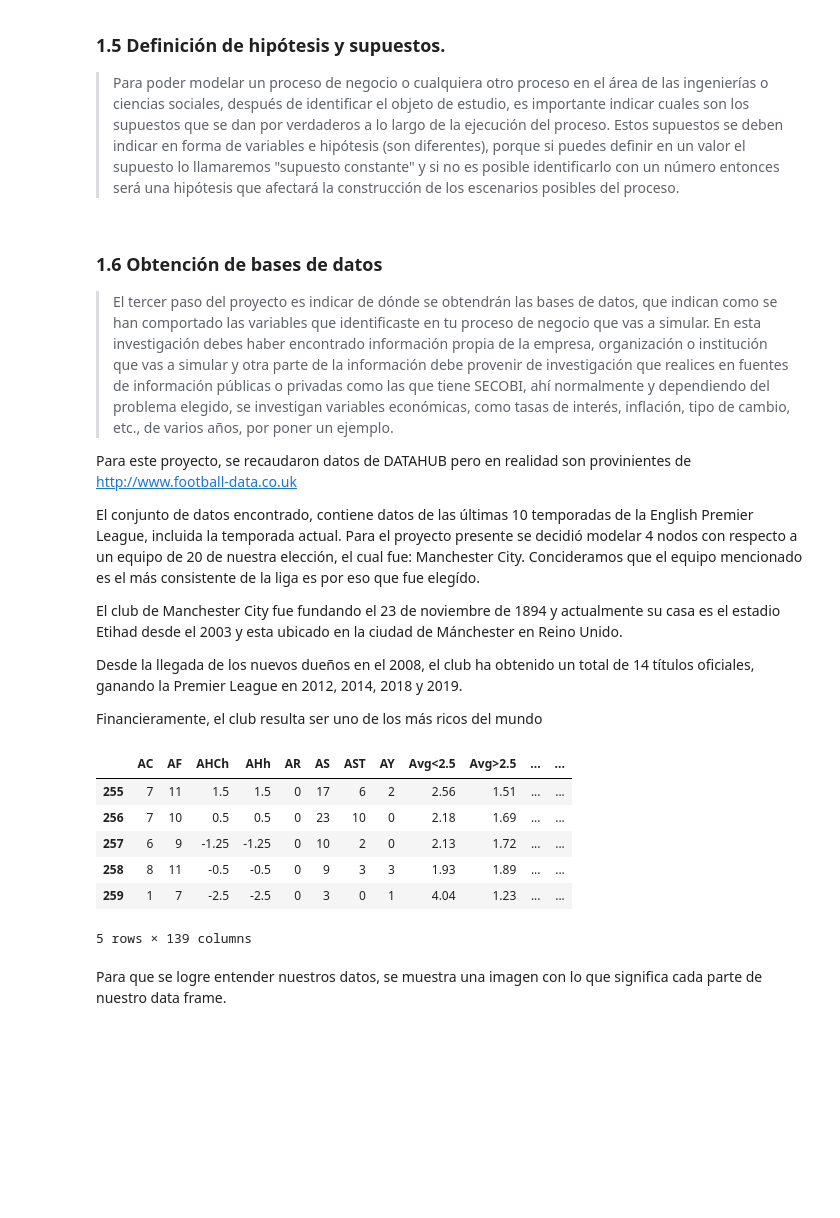
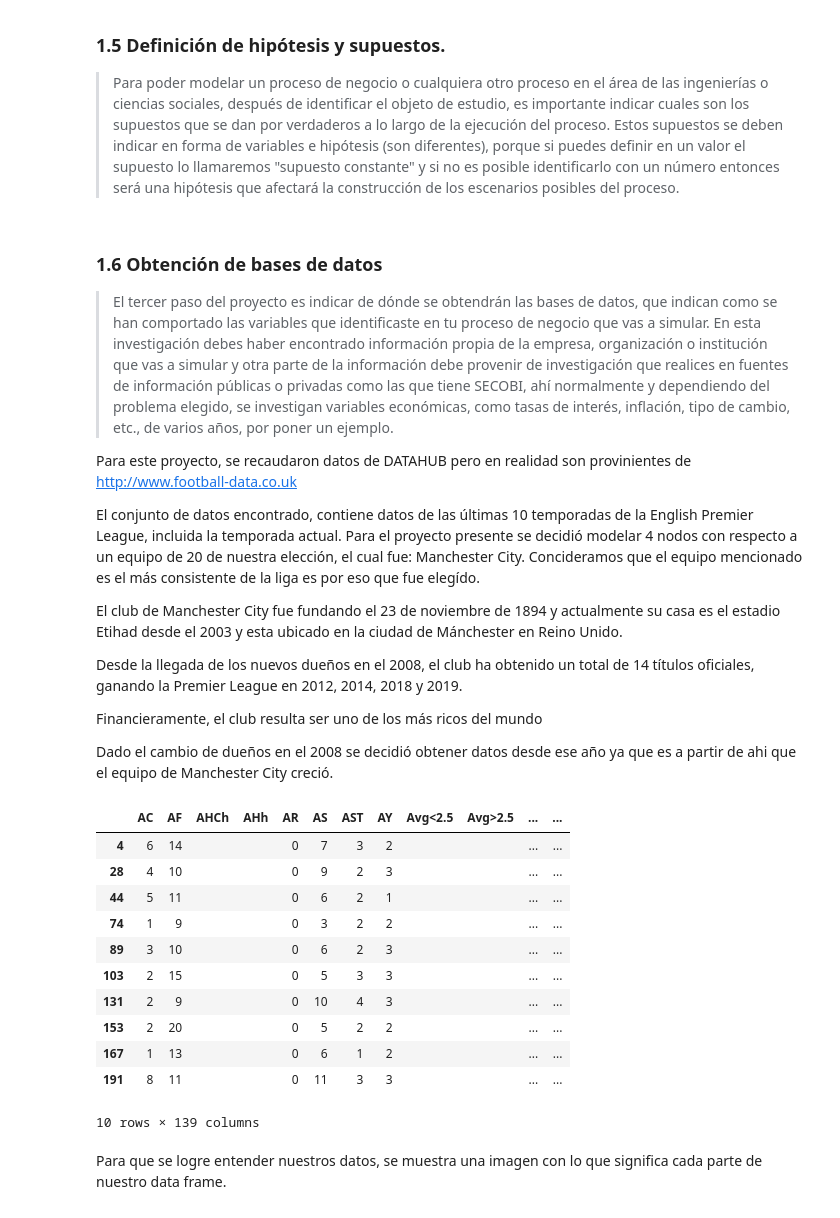
Before and after one commit to mariajosecanture/PROYECTO_SG_MJC, a Jupyter notebook: ProyectoModulo1_CantuM_GarciaS_GreenA.ipynb, the cells around one changed output. Drawn from its saved outputs; the diff is of its cells as text; code cells hidden in the pictures; blank space fills up the shorter version.

Commit message:
CAMBIOS

```diff
--- a/ProyectoModulo1_CantuM_GarciaS_GreenA.ipynb
+++ b/ProyectoModulo1_CantuM_GarciaS_GreenA.ipynb
@@ -77,6 +77,8 @@ El club de Manchester City fue fundando el 23 de noviembre de 1894 y actualmente
 Desde la llegada de los nuevos dueños en el 2008, el club ha obtenido un total de 14 títulos oficiales, ganando la Premier League en 2012, 2014, 2018 y 2019.
 
 Financieramente, el club resulta ser uno de los más ricos del mundo
+
+Dado el cambio de dueños en el 2008 se decidió obtener datos desde ese año ya que es a partir de ahi que el equipo de Manchester City creció.
 # %%
 import numpy as np
 from functools import reduce
@@ -86,7 +88,7 @@ import scipy.stats as st     # Librería estadística
 import pandas as pd
 from scipy import optimize
 # %%
-# Importaremos los datos de los últimos 4 años o de "x" cantidad de años que se necesiten
+# Importaremos los datos desde el 2008
 import pandas as pd
 
 data0809 = pd.read_csv('data/2008-09.csv')
@@ -94,40 +96,53 @@ data0809 = pd.read_csv('data/2008-09.csv')
 data0910 = pd.read_csv('data/2009-10.csv')
 
 data1011 = pd.read_csv('data/2010-11.csv')
 
 data1112 = pd.read_csv('data/2011-12.csv')
 
 data1213 = pd.read_csv('data/2012-13.csv')
 
 data1314 = pd.read_csv('data/2013-14.csv')
 
 data1415 = pd.read_csv('data/2014-15.csv')
 
 data1516 = pd.read_csv('data/2015-16.csv')
 
 data1617 = pd.read_csv('data/2016-17.csv')
 
 data1718 = pd.read_csv('data/2017-18.csv')
 
 data1819 = pd.read_csv('data/2018-19.csv')
 
 data1920 = pd.read_csv('data/2019-20.csv')
 
 # Creación de DataFrame para desplegar todos los años juntos para simplificar
 
 data = data1617.append([data0809, data0910, data1011, data1112, data1213, data1314, data1516, data1617, data1718, data1819,data1920])
 
 data = data.fillna('') #Llenar espacios vaciós con '' para hacer leída más fácil
 
-data.tail()
+# Crear DataFrame que solo contenga datos de Manchester City
+
+datahome = data.loc[data['HomeTeam'] == 'Man City']
+
+dataaway = data.loc[data['AwayTeam'] == 'Man City']
+
+data_mancity = datahome.append([dataaway])
+
+data_mancity.head(10)
 # %% [output]
 |  | AC | AF | AHCh | AHh | AR | AS | AST | AY | Avg<2.5 | Avg>2.5 | ... | ... |
-| 255 | 7 | 11 | 1.5 | 1.5 | 0 | 17 | 6 | 2 | 2.56 | 1.51 | ... | ... |
-| 256 | 7 | 10 | 0.5 | 0.5 | 0 | 23 | 10 | 0 | 2.18 | 1.69 | ... | ... |
-| 257 | 6 | 9 | -1.25 | -1.25 | 0 | 10 | 2 | 0 | 2.13 | 1.72 | ... | ... |
-| 258 | 8 | 11 | -0.5 | -0.5 | 0 | 9 | 3 | 3 | 1.93 | 1.89 | ... | ... |
-| 259 | 1 | 7 | -2.5 | -2.5 | 0 | 3 | 0 | 1 | 4.04 | 1.23 | ... | ... |
+| 4 | 6 | 14 |  |  | 0 | 7 | 3 | 2 |  |  | ... | ... |
+| 28 | 4 | 10 |  |  | 0 | 9 | 2 | 3 |  |  | ... | ... |
+| 44 | 5 | 11 |  |  | 0 | 6 | 2 | 1 |  |  | ... | ... |
+| 74 | 1 | 9 |  |  | 0 | 3 | 2 | 2 |  |  | ... | ... |
+| 89 | 3 | 10 |  |  | 0 | 6 | 2 | 3 |  |  | ... | ... |
+| 103 | 2 | 15 |  |  | 0 | 5 | 3 | 3 |  |  | ... | ... |
+| 131 | 2 | 9 |  |  | 0 | 10 | 4 | 3 |  |  | ... | ... |
+| 153 | 2 | 20 |  |  | 0 | 5 | 2 | 2 |  |  | ... | ... |
+| 167 | 1 | 13 |  |  | 0 | 6 | 1 | 2 |  |  | ... | ... |
+| 191 | 8 | 11 |  |  | 0 | 11 | 3 | 3 |  |  | ... | ... |
-5 rows × 139 columns
+10 rows × 139 columns
 # %% [markdown]
 Para que se logre entender nuestros datos, se muestra una imagen con lo que significa cada parte de nuestro data frame.
 
```
Also changed, not shown: parts of 39 cells of this notebook.
